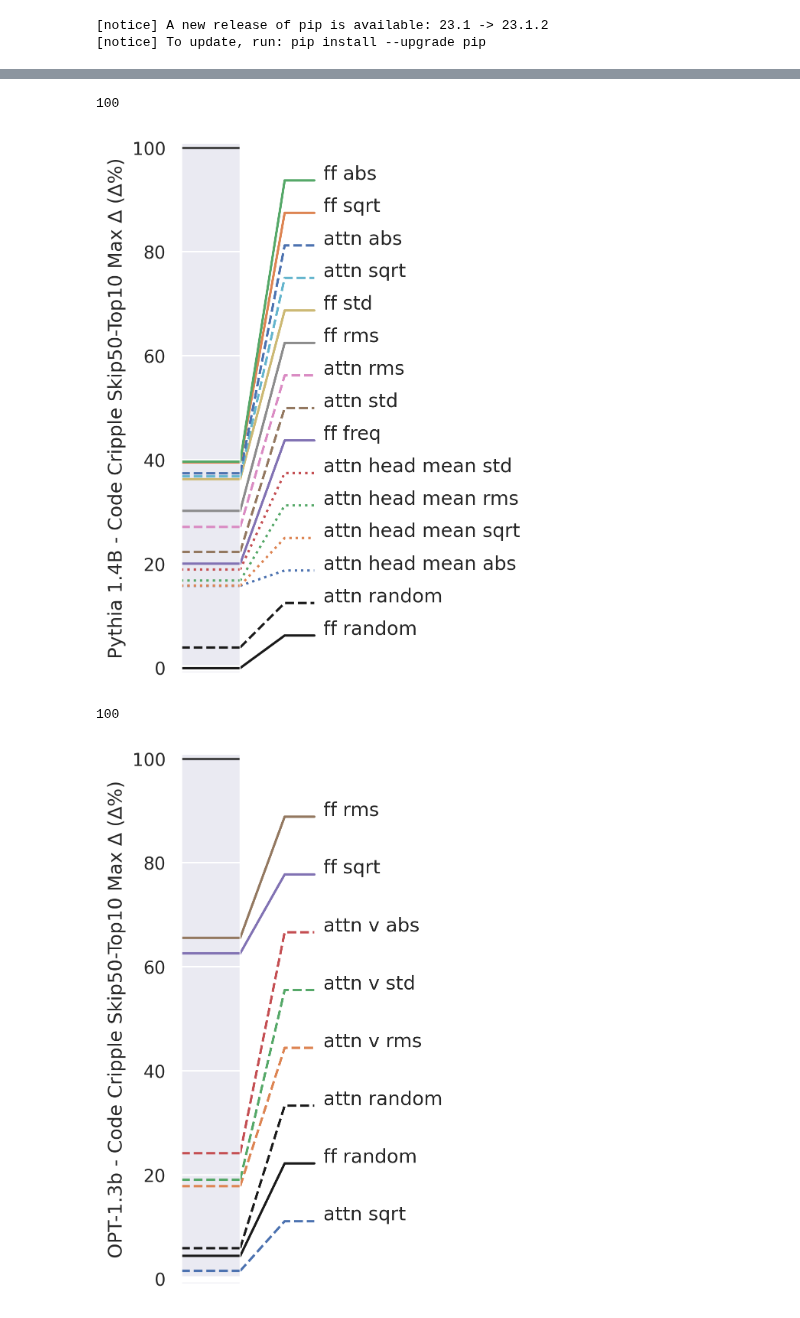
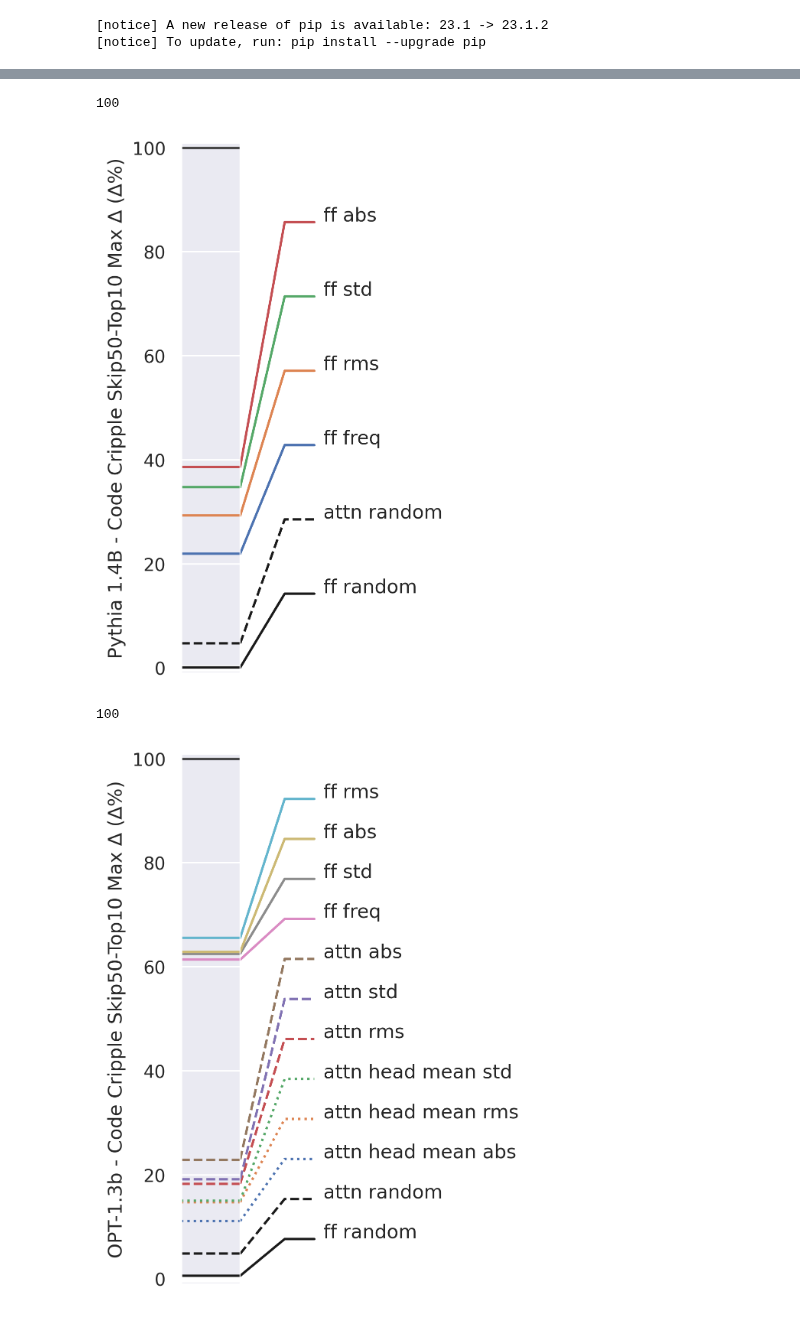
Before and after one commit to nickypro/separability, a Jupyter notebook: examples/analyse-methods.ipynb, the cells around one changed output, grey strips where cells are left out. Drawn from its saved outputs; the diff is of its cells as text; code cells hidden in the pictures.

```diff
--- a/examples/analyse-methods.ipynb
+++ b/examples/analyse-methods.ipynb
@@ -23,3 +18,6 @@ wandb_cache = {}
+# %%
+_runs_attn = api.runs("seperability/method-compare")
+wandb_cache = {}
 # %%
 metric_map = {"base": "Top1", "topk": "Top10", "skip": "Skip50-Top1", "topk_skip": "Skip50-Top10", "loss": "Loss", "perplexity": "Perplexity"}
 color_map  = {"pile": "tab:orange", "code": "tab:blue", "python": "tab:green"}
@@ -258,6 +261,8 @@ for run in _runs_attn:
     if "svd" in run.name:
         continue
     if "both" in run.name:
+        continue
+    if "few" in run.name:
         continue
     if not run.config["model_size"] == "facebook/galactica-1.3b":
         continue
@@ -288,10 +293,10 @@ plt.show()
 # %%
 runs_filtered, run_limit = [], None
 for run in _runs_attn:
+    if not run.config["model_size"].lower() == "EleutherAI/pythia-1.4B".lower():
+        continue
     if run_limit and len(runs_filtered) > run_limit:
         break
-    if run.state == "crashed":
-        continue
     if not "_step" in run.summary or run.summary["_step"] < 1:
         continue
     #if not "attn" in run.name:
@@ -300,10 +305,8 @@ for run in _runs_attn:
         continue
     if "base" in run.name:
         continue
-    if "attn v" in run.name:
-        continue
-    if not run.config["model_size"] == "EleutherAI/pythia-1.4B":
-        continue
+    #if "attn" in run.name:
+    #    continue
     if "L" in run.name:
         continue
     if run.name in [
@@ -324,7 +327,7 @@ ax2.set_ylabel("Pythia 1.4B - Code Cripple Skip50-Top10 Max ∆ (∆%)")
 plt.show()
 # %% [output]
 100
-[figure, old version]
+[figure, new version]
 # %%
 
 runs_filtered, run_limit = [], None
@@ -334,35 +337,42 @@ for run in _runs_attn:
     if run.state == "crashed":
         continue
     if not "_step" in run.summary or run.summary["_step"] < 1:
         continue
-    if not "pc" in run.name:
-        continue
+    #if not "pc" in run.name:
+    #    continue
     if "rev" in run.name:
         continue
-    if "svd" in run.name and "attn h" in run.name:
+    if "svd" in run.name:
+        continue
+    if "single" in run.name:
+        continue
+    #if "svd" in run.name and "attn h" in run.name:
+    #    continue
+    if "attn" in run.name and False and \
+            not ("attn v" in run.name or "attn h" in run.name):
         continue
     if not run.config["model_size"] == "facebook/opt-1.3b":
         continue
-    if "L" in run.name:
+    if " L" in run.name:
         continue
     if run.name in [
             "gal 1.3b del bias attn abs",
             "gal 1.3b attn",
             "gal 1.3b both old",
             "gal 1.3b both svd-b",
             "gal 1.3b ff",
         ]:
         continue
     #print(run.name, run.config.items())
     runs_filtered.append(run.url)
 
 scale = 100
 fig, (ax1, ax2) = plot_technique_comparison(runs_filtered, scale)
 ax1.set_ylim(-0.01*scale, 1.01*scale)
 ax2.set_ylim(-0.01*scale, 1.01*scale)
 ax2.set_ylabel("OPT-1.3b - Code Cripple Skip50-Top10 Max ∆ (∆%)")
 
 plt.show()
 # %% [output]
 100
-[figure, old version]
+[figure, new version]
```
Also changed, not shown: parts of 3 cells of this notebook.
